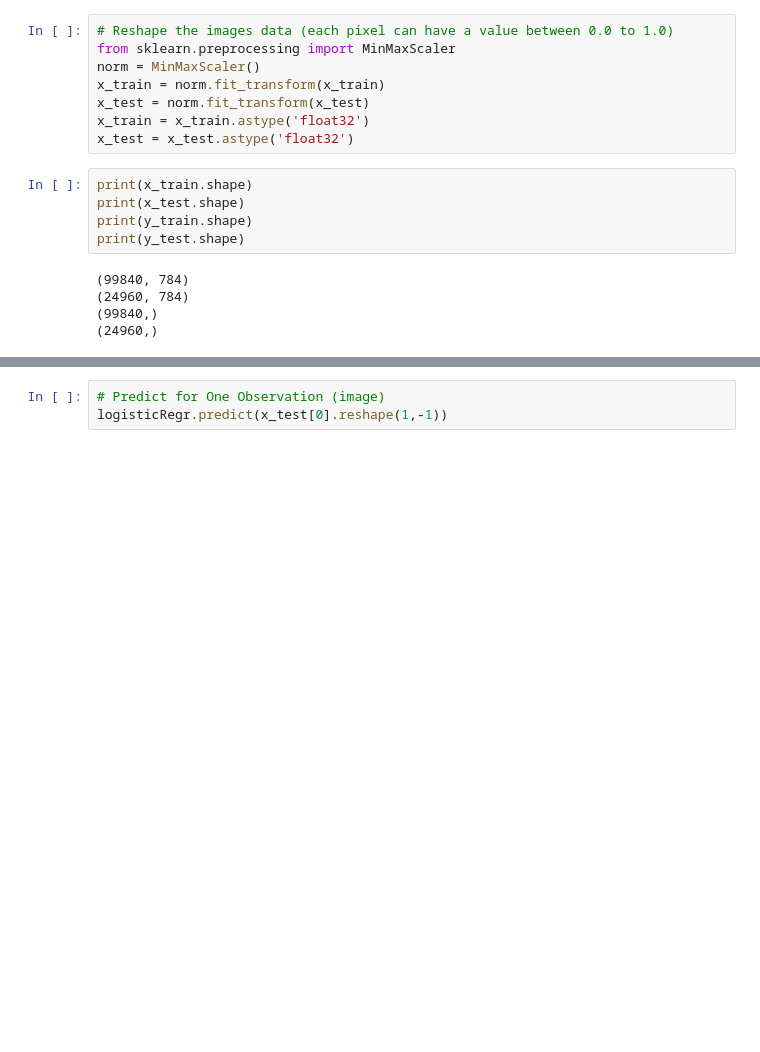
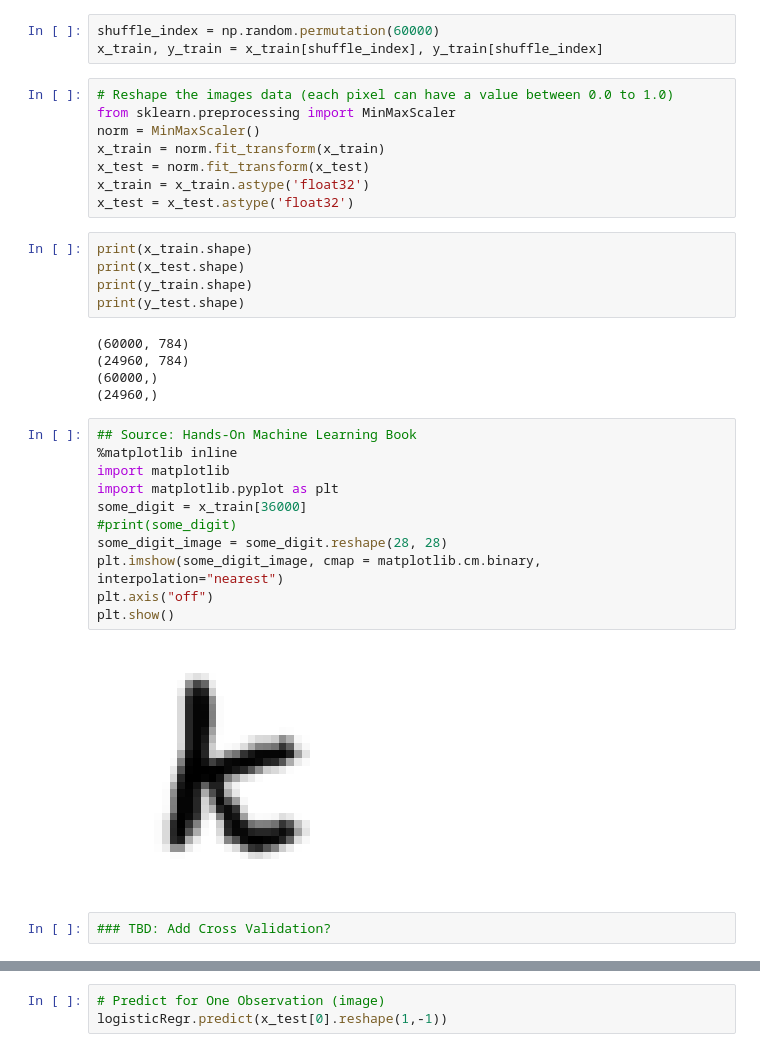
Before and after one commit to mscha88/Machine-Learning-Challenge, a Jupyter notebook: Machine Learning Challenge.ipynb, the cells around one changed output, grey strips where cells are left out. Cells and saved outputs as stored; diff of their text form; blank space fills up the shorter version.

```diff
--- a/Machine Learning Challenge.ipynb
+++ b/Machine Learning Challenge.ipynb
@@ -293,6 +275,9 @@ from sklearn.model_selection import train_test_split
 ## Split into train and test sets (80 vs 20%)
 ## TBD: How about cross-validation?,
 x_train, x_test, y_train, y_test = train_test_split(img, lbl, test_size=0.2, random_state=0)
+# %%
+shuffle_index = np.random.permutation(60000)
+x_train, y_train = x_train[shuffle_index], y_train[shuffle_index]
 # %%
 # Reshape the images data (each pixel can have a value between 0.0 to 1.0)
 from sklearn.preprocessing import MinMaxScaler
@@ -307,7 +292,23 @@ print(x_test.shape)
 print(y_train.shape)
 print(y_test.shape)
 # %% [output]
-(99840, 784)
+(60000, 784)
 (24960, 784)
-(99840,)
+(60000,)
 (24960,)
+# %%
+## Source: Hands-On Machine Learning Book
+%matplotlib inline
+import matplotlib
+import matplotlib.pyplot as plt
+some_digit = x_train[36000]
+#print(some_digit)
+some_digit_image = some_digit.reshape(28, 28)
+plt.imshow(some_digit_image, cmap = matplotlib.cm.binary,
+interpolation="nearest")
+plt.axis("off")
+plt.show()
+# %% [output]
+[figure, added]
+# %%
+### TBD: Add Cross Validation?
```
Also changed, not shown: parts of 22 cells of this notebook.
